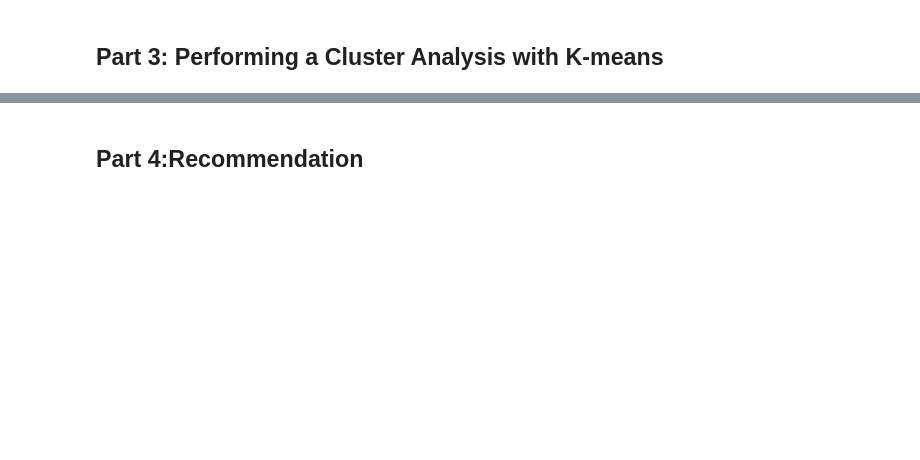
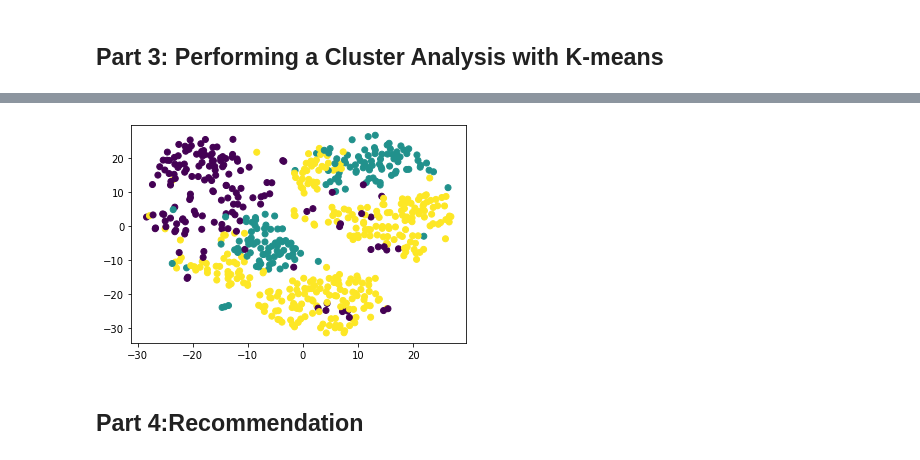
Before and after one commit to yaf978/Myopia-Clusters, a Jupyter notebook: myopia_clusters.ipynb, the cells around one changed output, grey strips where cells are left out. Saved outputs shown, nothing was run; the diff lists cells and outputs as text; code cells hidden in the pictures; blank space fills up the shorter version.

```diff
--- a/myopia_clusters.ipynb
+++ b/myopia_clusters.ipynb
@@ -129,0 +153,13 @@ ValueError: 'c' argument must be a color, a sequence of colors, or a sequence of
+# %%
+# Initialize the K-Means model
+model = KMeans(n_clusters=3, random_state=0)
+
+# Fit the model
+model.fit(df_myopia_pca)
+
+# Predict clusters
+predictions = model.predict(df_myopia_pca)
+
+# Add the predicted class column for plotting
+df_myopia_pca["class"] = model.labels_
+df_myopia_pca.head()
@@ -130,2 +173,8 @@ ValueError: 'c' argument must be a color, a sequence of colors, or a sequence of
+# %%
+# Plot the clusters with colors according to class label
+plt.scatter(plot_df_x, plot_df_y, c=df_myopia_pca['class'])
+plt.show()
+# %% [output]
+[figure, added]
 # %% [markdown]
 ## Part 4:Recommendation
```
Also changed, not shown: parts of 17 cells of this notebook.
